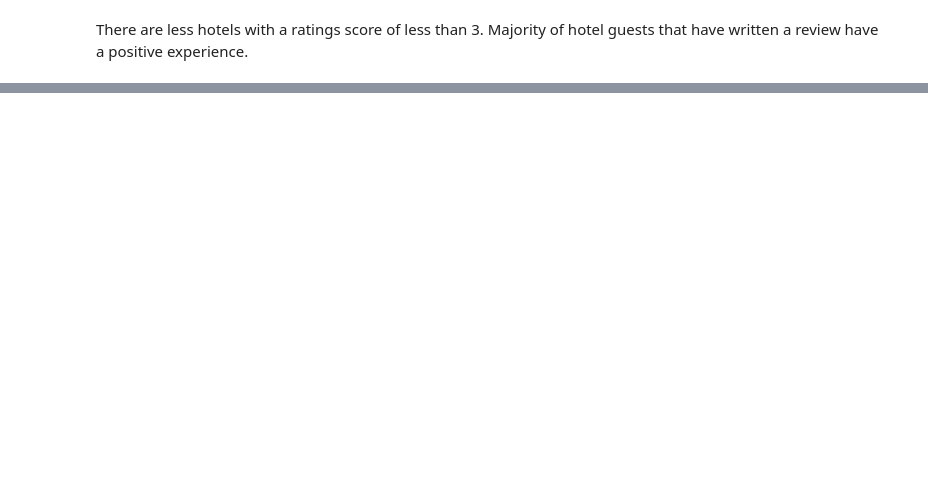
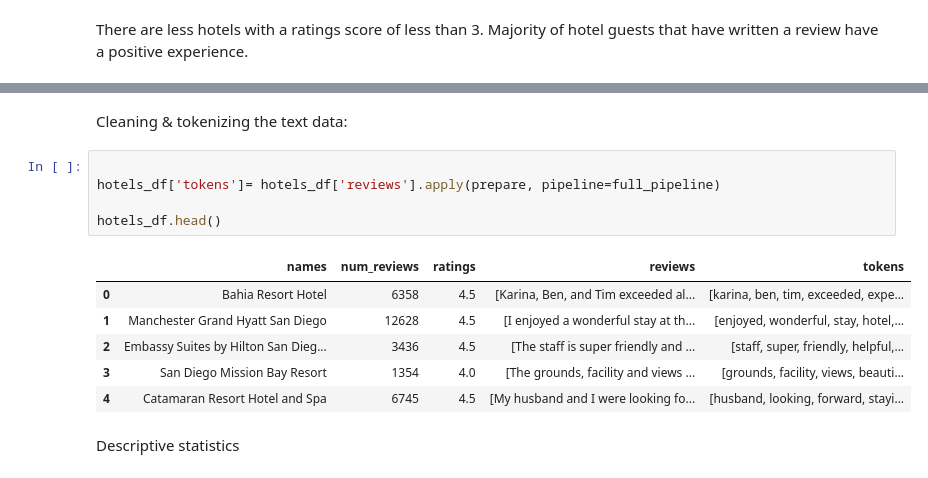
Before and after one commit to RenettaNelson/ADS-509---Applied-Text-Mining---Team-1, a Jupyter notebook: Hotel_Reviews_JU.ipynb, the cells around one changed output, grey strips where cells are left out. Saved outputs shown, nothing was run; the diff lists cells and outputs as text; blank space fills up the shorter version.

```diff
--- a/Hotel_Reviews_JU.ipynb
+++ b/Hotel_Reviews_JU.ipynb
@@ -383,0 +461,16 @@ There are less hotels with a ratings score of less than 3. Majority of hotel gue
+# %% [markdown]
+Cleaning & tokenizing the text data:
+# %%
+
+hotels_df['tokens']= hotels_df['reviews'].apply(prepare, pipeline=full_pipeline)
+
+hotels_df.head()
+# %% [output]
+|  | names | num_reviews | ratings | reviews | tokens |
+| 0 | Bahia Resort Hotel | 6358 | 4.5 | [Karina, Ben, and Tim exceeded al... | [karina, ben, tim, exceeded, expe... |
+| 1 | Manchester Grand Hyatt San Diego | 12628 | 4.5 | [I enjoyed a wonderful stay at th... | [enjoyed, wonderful, stay, hotel,... |
+| 2 | Embassy Suites by Hilton San Dieg... | 3436 | 4.5 | [The staff is super friendly and ... | [staff, super, friendly, helpful,... |
+| 3 | San Diego Mission Bay Resort | 1354 | 4.0 | [The grounds, facility and views ... | [grounds, facility, views, beauti... |
+| 4 | Catamaran Resort Hotel and Spa | 6745 | 4.5 | [My husband and I were looking fo... | [husband, looking, forward, stayi... |
+# %% [markdown]
+Descriptive statistics
```
Also changed, not shown: parts of 6 cells of this notebook.
